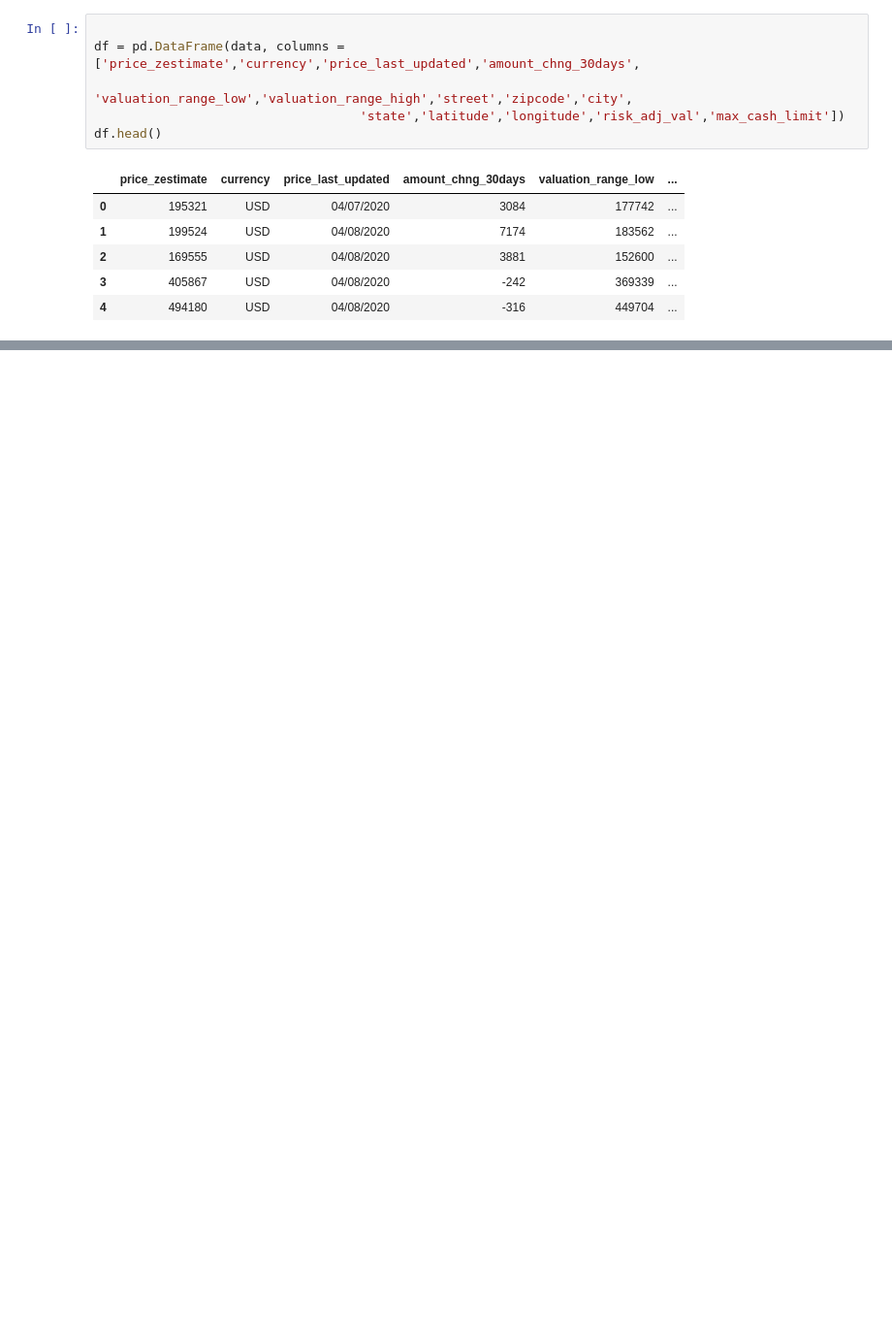
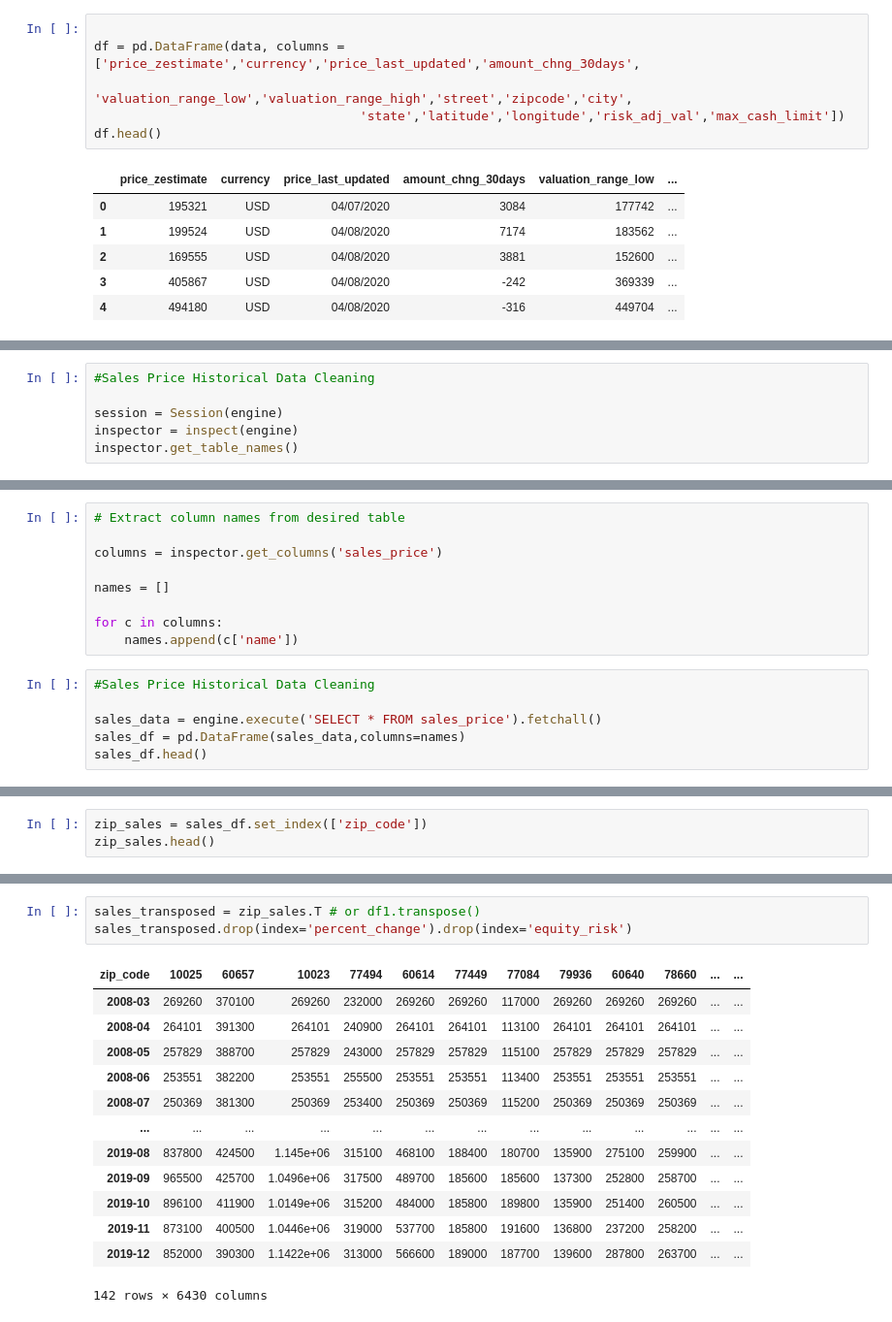
Before and after one commit to bishdj22/HomeSlice, a Jupyter notebook: Tableau_DB_cleaning.ipynb, the cells around one changed output, grey strips where cells are left out. Shown at 97% size. Cells and saved outputs as stored; diff of their text form; blank space fills up the shorter version.

Commit message:
DB tableau data cleaning

```diff
--- a/Tableau_DB_cleaning.ipynb
+++ b/Tableau_DB_cleaning.ipynb
@@ -52,0 +57,6 @@ tableau_df.to_csv('Tableau_data/tableau_data_04.10.20.csv', index=False)
+# %%
+#Sales Price Historical Data Cleaning
+
+session = Session(engine)
+inspector = inspect(engine)
+inspector.get_table_names()
@@ -52,0 +65,15 @@ tableau_df.to_csv('Tableau_data/tableau_data_04.10.20.csv', index=False)
+# %%
+# Extract column names from desired table
+
+columns = inspector.get_columns('sales_price')
+
+names = []
+
+for c in columns:
+    names.append(c['name'])
+# %%
+#Sales Price Historical Data Cleaning
+
+sales_data = engine.execute('SELECT * FROM sales_price').fetchall()
+sales_df = pd.DataFrame(sales_data,columns=names)
+sales_df.head()
@@ -52,0 +104,3 @@ tableau_df.to_csv('Tableau_data/tableau_data_04.10.20.csv', index=False)
+# %%
+zip_sales = sales_df.set_index(['zip_code'])
+zip_sales.head()
@@ -52,0 +116,17 @@ tableau_df.to_csv('Tableau_data/tableau_data_04.10.20.csv', index=False)
+# %%
+sales_transposed = zip_sales.T # or df1.transpose()
+sales_transposed.drop(index='percent_change').drop(index='equity_risk')
+# %% [output]
+| zip_code | 10025 | 60657 | 10023 | 77494 | 60614 | 77449 | 77084 | 79936 | 60640 | 78660 | ... | ... |
+| 2008-03 | 269260 | 370100 | 269260 | 232000 | 269260 | 269260 | 117000 | 269260 | 269260 | 269260 | ... | ... |
+| 2008-04 | 264101 | 391300 | 264101 | 240900 | 264101 | 264101 | 113100 | 264101 | 264101 | 264101 | ... | ... |
+| 2008-05 | 257829 | 388700 | 257829 | 243000 | 257829 | 257829 | 115100 | 257829 | 257829 | 257829 | ... | ... |
+| 2008-06 | 253551 | 382200 | 253551 | 255500 | 253551 | 253551 | 113400 | 253551 | 253551 | 253551 | ... | ... |
+| 2008-07 | 250369 | 381300 | 250369 | 253400 | 250369 | 250369 | 115200 | 250369 | 250369 | 250369 | ... | ... |
+| ... | ... | ... | ... | ... | ... | ... | ... | ... | ... | ... | ... | ... |
+| 2019-08 | 837800 | 424500 | 1.145e+06 | 315100 | 468100 | 188400 | 180700 | 135900 | 275100 | 259900 | ... | ... |
+| 2019-09 | 965500 | 425700 | 1.0496e+06 | 317500 | 489700 | 185600 | 185600 | 137300 | 252800 | 258700 | ... | ... |
+| 2019-10 | 896100 | 411900 | 1.0149e+06 | 315200 | 484000 | 185800 | 189800 | 135900 | 251400 | 260500 | ... | ... |
+| 2019-11 | 873100 | 400500 | 1.0446e+06 | 319000 | 537700 | 185800 | 191600 | 136800 | 237200 | 258200 | ... | ... |
+| 2019-12 | 852000 | 390300 | 1.1422e+06 | 313000 | 566600 | 189000 | 187700 | 139600 | 287800 | 263700 | ... | ... |
+142 rows × 6430 columns
```
Also changed, not shown: parts of 11 cells of this notebook, 5 other files.
